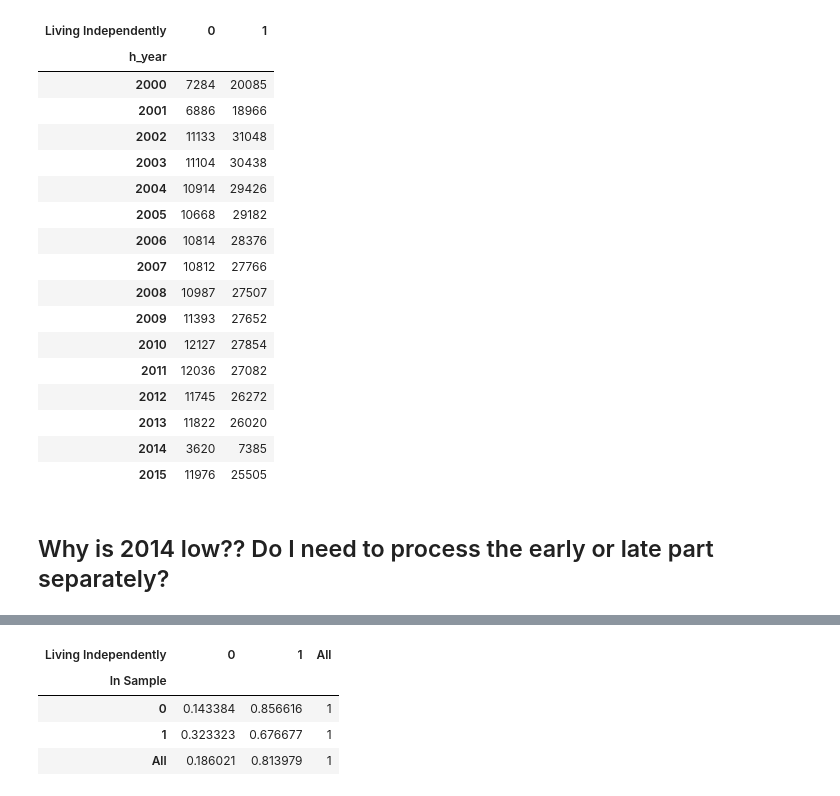
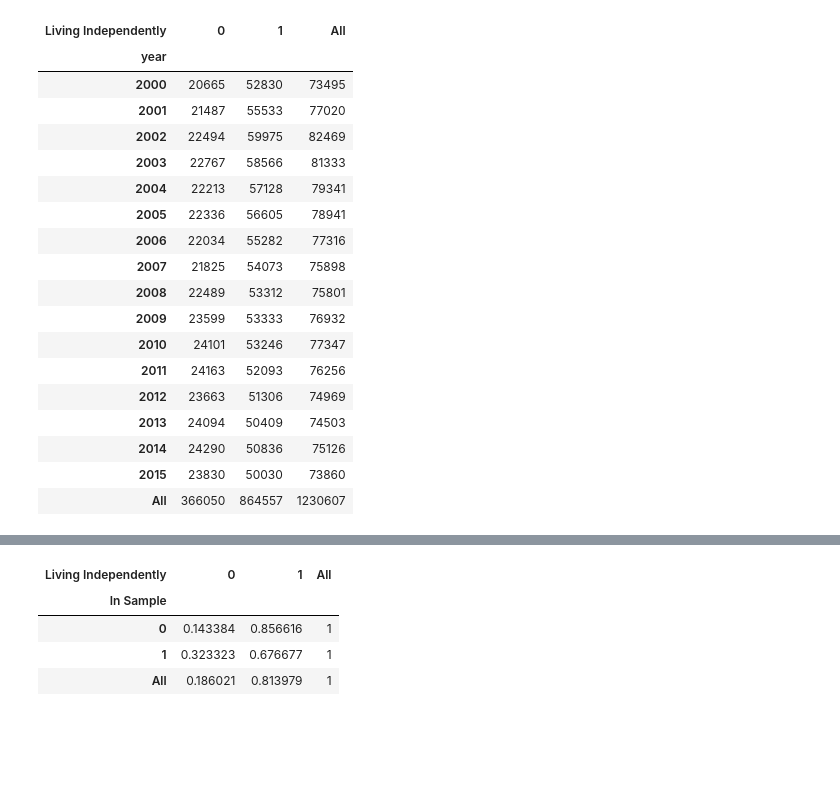
Before and after one commit to reeleis/snake_people, a Jupyter notebook: CPS_Processing_and_Results.ipynb, the cells around one changed output, grey strips where cells are left out. Cells and saved outputs as stored; diff of their text form; code cells hidden in the pictures; blank space fills up the shorter version.

```diff
--- a/CPS_Processing_and_Results.ipynb
+++ b/CPS_Processing_and_Results.ipynb
@@ -61,6 +51,8 @@ def in_sample(row):
 # %%
-def independently(row):
-    if row['perrp'] in [1, 2, 3, 10, 12, 13, 14, 15, 16, 17 , 18]:
-        return 1
-    else:
-        return 0
+def independently(data):
+    #if row['relref95'] in [1, 2, 3, 10, 12, 13, 14, 15, 16, 17 , 18]:
+#     if row['relref95'] in [1, 2, 3, 13, 14, 15, 16, 17 , 18]:
+#         return 1
+#     else:
+#         return 0
+    return data['relref95'].isin([1, 2, 3, 13, 14, 15, 16, 17 , 18]).apply(lambda x: 1 if x else 0)
@@ -67,3 +73,5 @@ def independently(row):
+# %%
+df = df[columns_to_keep]
 # %%
 len(df)
 # %% [output]
@@ -75,2 +82,0 @@ len(df[df['In Sample'] == 1])
-# %%
-df = df[df['In Sample'] == 1]
@@ -81,2 +83,2 @@ len(df)
 # %%
-df['Living Independently'] = df.apply(independently, axis = 1)
+df['Living Independently'] = independently(df)
@@ -83,23 +112,24 @@ df['Living Independently'] = df.apply(independently, axis = 1)
 # %%
-pd.pivot_table(df, values='a_age', index=['h_year'], columns=['Living Independently'], aggfunc=np.count_nonzero)
+pd.pivot_table(df, values='age', index=['year'], columns=['Living Independently'],
+               aggfunc=np.count_nonzero,
+              margins=True)
 # %% [output]
-| Living Independently | 0 | 1 |
-| h_year |  |  |
-| 2000 | 7284 | 20085 |
-| 2001 | 6886 | 18966 |
-| 2002 | 11133 | 31048 |
-| 2003 | 11104 | 30438 |
-| 2004 | 10914 | 29426 |
-| 2005 | 10668 | 29182 |
-| 2006 | 10814 | 28376 |
-| 2007 | 10812 | 27766 |
-| 2008 | 10987 | 27507 |
-| 2009 | 11393 | 27652 |
-| 2010 | 12127 | 27854 |
-| 2011 | 12036 | 27082 |
-| 2012 | 11745 | 26272 |
-| 2013 | 11822 | 26020 |
-| 2014 | 3620 | 7385 |
-| 2015 | 11976 | 25505 |
+| Living Independently | 0 | 1 | All |
+| year |  |  |  |
+| 2000 | 20665 | 52830 | 73495 |
+| 2001 | 21487 | 55533 | 77020 |
+| 2002 | 22494 | 59975 | 82469 |
+| 2003 | 22767 | 58566 | 81333 |
+| 2004 | 22213 | 57128 | 79341 |
+| 2005 | 22336 | 56605 | 78941 |
+| 2006 | 22034 | 55282 | 77316 |
+| 2007 | 21825 | 54073 | 75898 |
+| 2008 | 22489 | 53312 | 75801 |
+| 2009 | 23599 | 53333 | 76932 |
+| 2010 | 24101 | 53246 | 77347 |
+| 2011 | 24163 | 52093 | 76256 |
+| 2012 | 23663 | 51306 | 74969 |
+| 2013 | 24094 | 50409 | 74503 |
+| 2014 | 24290 | 50836 | 75126 |
+| 2015 | 23830 | 50030 | 73860 |
+| All | 366050 | 864557 | 1230607 |
-# %% [markdown]
-## Why is 2014 low?? Do I need to process the early or late part separately?
```
Also changed, not shown: parts of 83 cells of this notebook.
